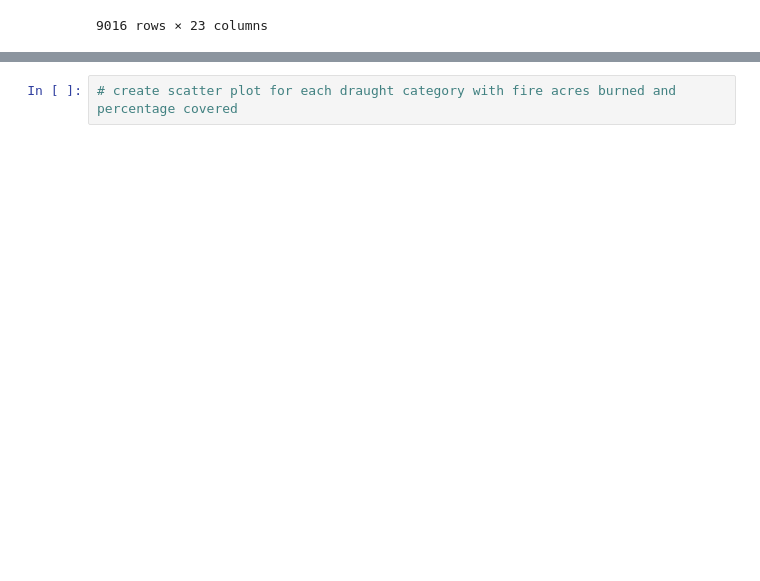
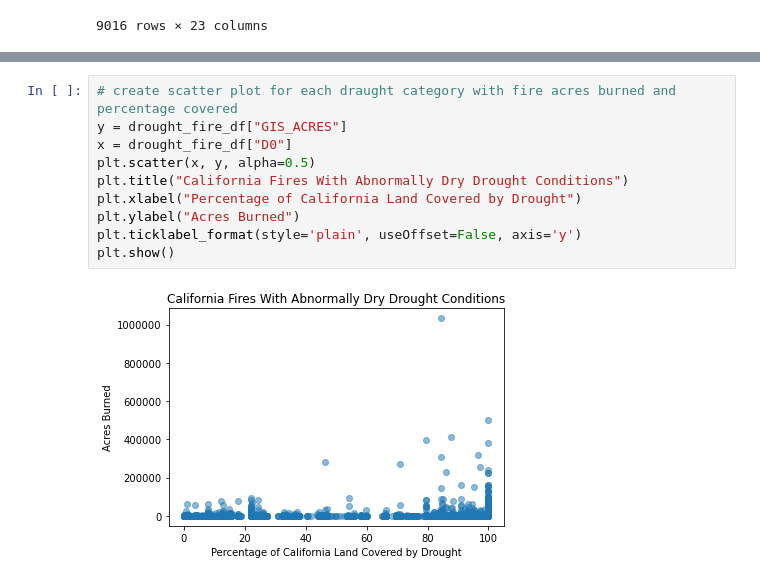
Before and after one commit to imscotta/Climate-of-California, a Jupyter notebook: ETL_Example.ipynb, the cells around one changed output, grey strips where cells are left out. Cells and saved outputs as stored; diff of their text form; blank space fills up the shorter version.

```diff
--- a/ETL_Example.ipynb
+++ b/ETL_Example.ipynb
@@ -166,2 +217,12 @@ Text(0, 0.5, 'Acres Burned')
 # %%
 # create scatter plot for each draught category with fire acres burned and percentage covered
+y = drought_fire_df["GIS_ACRES"]
+x = drought_fire_df["D0"]
+plt.scatter(x, y, alpha=0.5)
+plt.title("California Fires With Abnormally Dry Drought Conditions")
+plt.xlabel("Percentage of California Land Covered by Drought")
+plt.ylabel("Acres Burned")
+plt.ticklabel_format(style='plain', useOffset=False, axis='y')
+plt.show()
+# %% [output]
+[figure, added]
```
Also changed, not shown: parts of 8 cells of this notebook, 4 other files.
